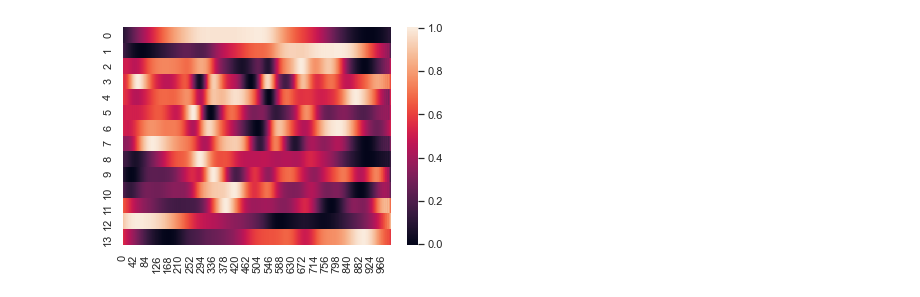
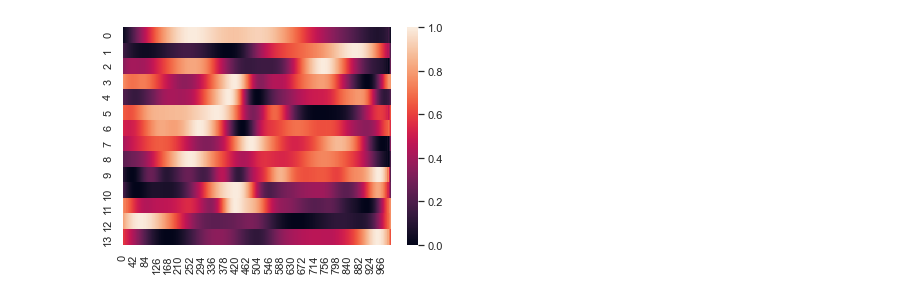
Before and after one commit to inseungkang/HipExo_OfflineModeClassification, a Jupyter notebook: Signal Analysis/plotSignal.ipynb, the cells around one changed output. Drawn from its saved outputs; the diff is of its cells as text; code cells hidden in the pictures.

Commit message:
update on signal analysis
signal average acros subject and plot for each mode

```diff
--- a/Signal Analysis/plotSignal.ipynb
+++ b/Signal Analysis/plotSignal.ipynb
@@ -82,4 +70,22 @@ ax = sns.heatmap(np.transpose(signal_vec))
+# %%
+data_t1 = np.zeros((np.shape(total_signal_t1)[1], np.shape(total_signal_t1)[2]))
+data_t2 = np.zeros((np.shape(total_signal_t2)[1], np.shape(total_signal_t2)[2]))
+
+for ii in np.arange(0, np.shape(total_signal_t1)[0]):
+    data_t1 = data_t1 + np.array(total_signal_t1[ii])
+    data_t2 = data_t2 + np.array(total_signal_t2[ii])
+data_t1 = data_t1/np.shape(total_signal_t1)[0]
+data_t2 = data_t2/np.shape(total_signal_t2)[0]
+
+vec = np.ones((data_t1.shape[1], 4))
+for ii in np.arange(0,np.shape(data_t1)[1]):
+    vec[ii,0] = np.max(data_t1[:,ii])
+    vec[ii,1] = np.min(data_t1[:,ii])
+    vec[ii,2] = np.max(data_t2[:,ii])
+    vec[ii,3] = np.min(data_t2[:,ii])
+data_t1 = (data_t1-vec[:,1])/(vec[:,0]-vec[:,1])
+data_t2 = (data_t2-vec[:,3])/(vec[:,2]-vec[:,3])
 # %%
-ax = sns.heatmap(np.transpose(signal_t11))
+ax = sns.heatmap(np.transpose(data_t1))
 # %% [output]
-[figure, old version]
+[figure, new version]
```
Also changed, not shown: parts of 7 cells of this notebook.
